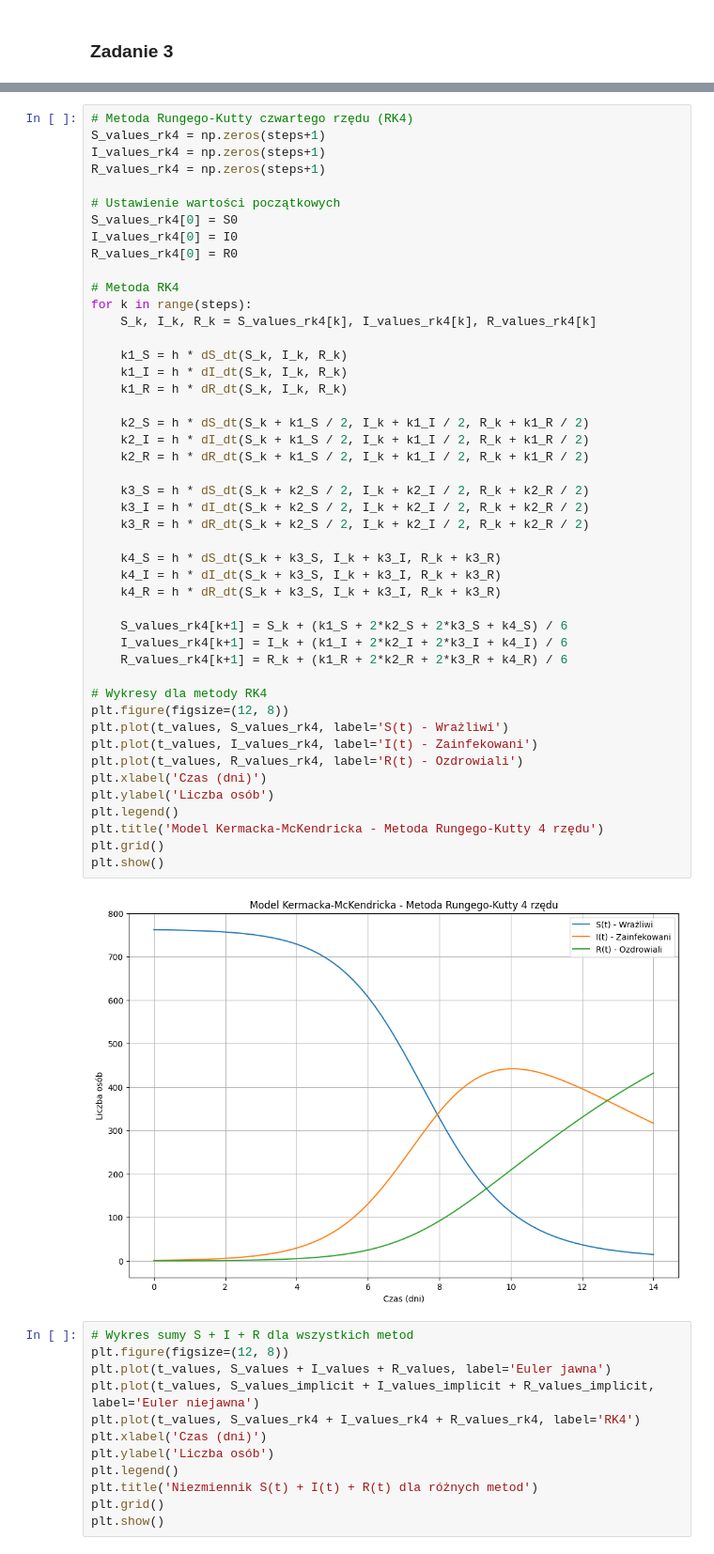
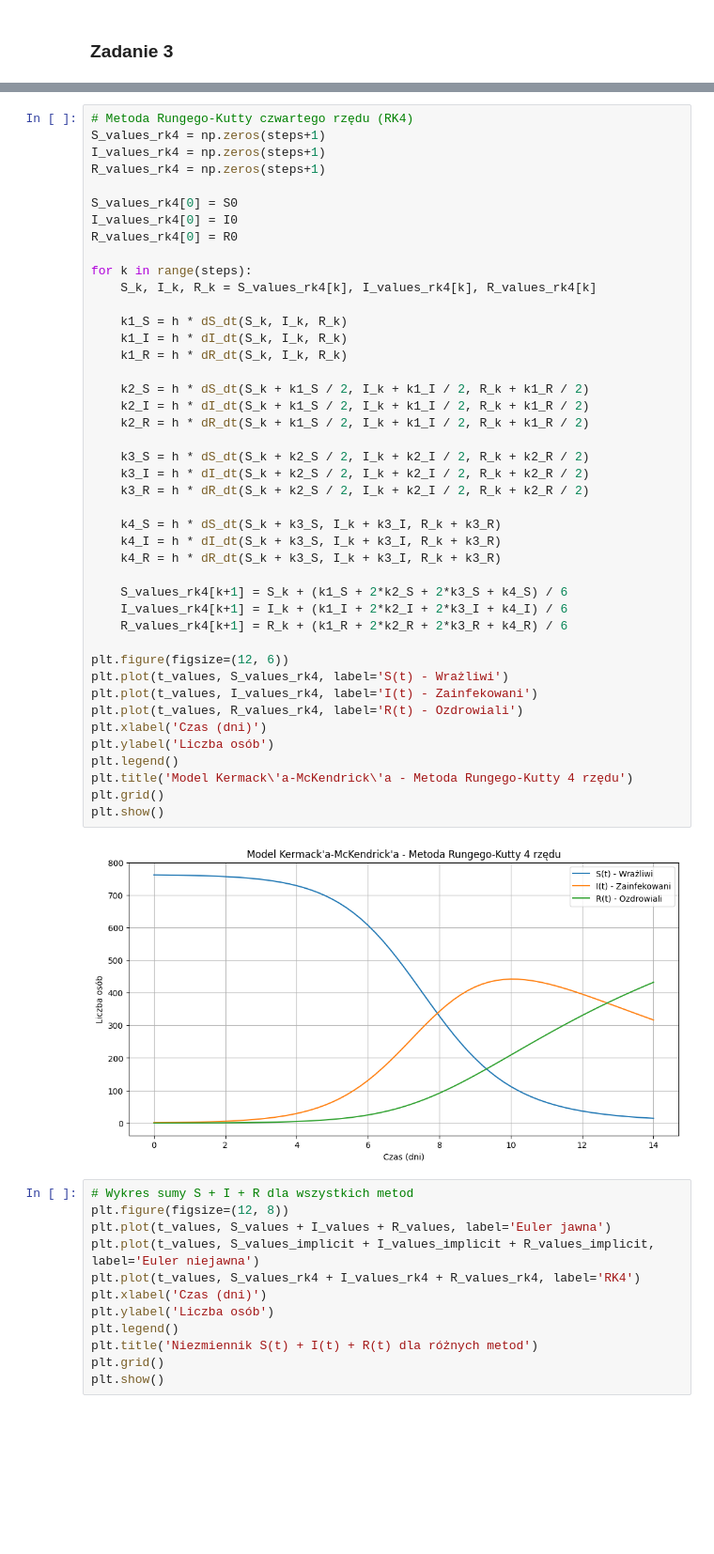
Before and after one commit to biganton/MOWNIT, a Jupyter notebook: lab9/lab9.ipynb, the cells around one changed output, grey strips where cells are left out. Shown: that part at 94% size. Cells and saved outputs as stored; diff of their text form; blank space fills up the shorter version.

```diff
--- a/lab9/lab9.ipynb
+++ b/lab9/lab9.ipynb
@@ -221,48 +234,45 @@ S_values_rk4 = np.zeros(steps+1)
 I_values_rk4 = np.zeros(steps+1)
 R_values_rk4 = np.zeros(steps+1)
 
-# Ustawienie wartości początkowych
 S_values_rk4[0] = S0
 I_values_rk4[0] = I0
 R_values_rk4[0] = R0
 
-# Metoda RK4
 for k in range(steps):
     S_k, I_k, R_k = S_values_rk4[k], I_values_rk4[k], R_values_rk4[k]
 
     k1_S = h * dS_dt(S_k, I_k, R_k)
     k1_I = h * dI_dt(S_k, I_k, R_k)
     k1_R = h * dR_dt(S_k, I_k, R_k)
 
     k2_S = h * dS_dt(S_k + k1_S / 2, I_k + k1_I / 2, R_k + k1_R / 2)
     k2_I = h * dI_dt(S_k + k1_S / 2, I_k + k1_I / 2, R_k + k1_R / 2)
     k2_R = h * dR_dt(S_k + k1_S / 2, I_k + k1_I / 2, R_k + k1_R / 2)
 
     k3_S = h * dS_dt(S_k + k2_S / 2, I_k + k2_I / 2, R_k + k2_R / 2)
     k3_I = h * dI_dt(S_k + k2_S / 2, I_k + k2_I / 2, R_k + k2_R / 2)
     k3_R = h * dR_dt(S_k + k2_S / 2, I_k + k2_I / 2, R_k + k2_R / 2)
 
     k4_S = h * dS_dt(S_k + k3_S, I_k + k3_I, R_k + k3_R)
     k4_I = h * dI_dt(S_k + k3_S, I_k + k3_I, R_k + k3_R)
     k4_R = h * dR_dt(S_k + k3_S, I_k + k3_I, R_k + k3_R)
 
     S_values_rk4[k+1] = S_k + (k1_S + 2*k2_S + 2*k3_S + k4_S) / 6
     I_values_rk4[k+1] = I_k + (k1_I + 2*k2_I + 2*k3_I + k4_I) / 6
     R_values_rk4[k+1] = R_k + (k1_R + 2*k2_R + 2*k3_R + k4_R) / 6
 
-# Wykresy dla metody RK4
-plt.figure(figsize=(12, 8))
+plt.figure(figsize=(12, 6))
 plt.plot(t_values, S_values_rk4, label='S(t) - Wrażliwi')
 plt.plot(t_values, I_values_rk4, label='I(t) - Zainfekowani')
 plt.plot(t_values, R_values_rk4, label='R(t) - Ozdrowiali')
 plt.xlabel('Czas (dni)')
 plt.ylabel('Liczba osób')
 plt.legend()
-plt.title('Model Kermacka-McKendricka - Metoda Rungego-Kutty 4 rzędu')
+plt.title('Model Kermack\'a-McKendrick\'a - Metoda Rungego-Kutty 4 rzędu')
 plt.grid()
 plt.show()
 # %% [output]
-[figure, old version]
+[figure, new version]
 # %%
 # Wykres sumy S + I + R dla wszystkich metod
 plt.figure(figsize=(12, 8))
```
Also changed, not shown: parts of 11 cells of this notebook.
